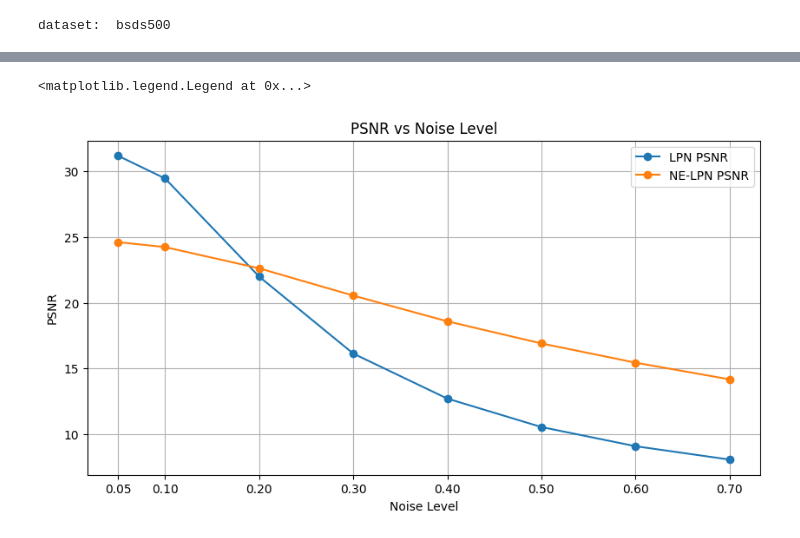
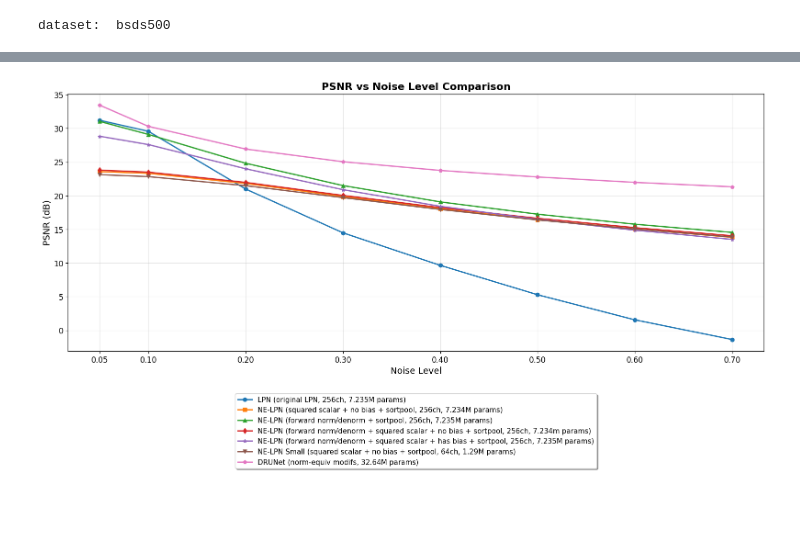
Before and after one commit to OriSavir/learned-proximal-networks, a Jupyter notebook: exps/bsd/notebooks/denoising_test.ipynb, the cells around one changed output, grey strips where cells are left out. Saved outputs shown, nothing was run; the diff lists cells and outputs as text; code cells hidden in the pictures; blank space fills up the shorter version.

```diff
--- a/exps/bsd/notebooks/denoising_test.ipynb
+++ b/exps/bsd/notebooks/denoising_test.ipynb
@@ -179,0 +300,2 @@ Average SSIM for noise level 0.7: 0.2105
+# %%
+ne_lpn_64ch_psnr, ne_lpn_64ch_ssim = evaluate_model(ne_lpn_64ch_model, test_dataloader, noise_levels)
@@ -181,0 +338,2 @@ ne_by_forward_psnr, ne_by_forward_ssim = evaluate_model(ne_lpn_by_forward_model,
+# %%
+ne_norm_and_scaled_psnr, ne_norm_and_scaled_ssim = evaluate_model(ne_lpn_normalized_and_scaled_model, test_dataloader, noise_levels)
@@ -181,0 +357,2 @@ ne_by_forward_psnr, ne_by_forward_ssim = evaluate_model(ne_lpn_by_forward_model,
+# %%
+ne_norm_and_scaled_wbias_psnr, ne_norm_and_scaled_wbias_ssim = evaluate_model(ne_lpn_norm_and_scaled_wbias_model, test_dataloader, noise_levels)
@@ -181,0 +376,2 @@ ne_by_forward_psnr, ne_by_forward_ssim = evaluate_model(ne_lpn_by_forward_model,
+# %%
+drunet_psnr, drunet_ssim = evaluate_model(drunet_model, test_dataloader, noise_levels)
@@ -182,15 +395,30 @@ ne_by_forward_psnr, ne_by_forward_ssim = evaluate_model(ne_lpn_by_forward_model,
 # %%
-# plot noise levels vs psnr
-plt.figure(figsize=(10, 5))
-plt.plot(noise_levels, lpn_psnr, label='LPN PSNR', marker='o')
-plt.plot(noise_levels, ne_lpn_psnr, label='NE-LPN PSNR', marker='o')
-plt.plot(noise_levels, ne_by_forward_psnr, label='NE-LPN by Forward PSNR', marker='o')
-plt.xlabel('Noise Level')
-plt.ylabel('PSNR')
-plt.title('PSNR vs Noise Level')
-plt.xticks(noise_levels)
-plt.grid()
-plt.legend()
+plt.figure(figsize=(16, 8))  # Much wider figure
+
+# Plotting lines with better styling
+plt.plot(noise_levels, lpn_psnr, label='LPN (original LPN, 256ch, 7.235M params)', linewidth=2, marker='o')
+plt.plot(noise_levels, ne_lpn_psnr, label='NE-LPN (squared scalar + no bias + sortpool, 256ch, 7.234M params)', linewidth=2, marker='s')
+plt.plot(noise_levels, ne_by_forward_psnr, label='NE-LPN (forward norm/denorm + has bias + sortpool, 256ch, 7.235M params)', linewidth=2, marker='^')
+plt.plot(noise_levels, ne_norm_and_scaled_psnr, label='NE-LPN (forward norm/denorm + squared scalar + no bias + sortpool, 256ch, 7.234m params)', linewidth=2, marker='d')
+plt.plot(noise_levels, ne_norm_and_scaled_wbias_psnr, label='NE-LPN (forward norm/denorm + squared scalar + has bias + sortpool, 256ch, 7.235M params)', linewidth=2, marker='*')
+plt.plot(noise_levels, ne_lpn_64ch_psnr, label='NE-LPN Small (squared scalar + no bias + sortpool, 64ch, 1.29M params)', linewidth=2, marker='v')
+plt.plot(noise_levels, drunet_psnr, label='DRUNet (norm-equiv modifs, 32.64M params)', linewidth=2, marker='p')
+
+plt.xlabel('Noise Level', fontsize=14)
+plt.ylabel('PSNR (dB)', fontsize=14)
+plt.title('PSNR vs Noise Level Comparison', fontsize=16, fontweight='bold')
+plt.xticks(noise_levels, fontsize=12)
+plt.yticks(fontsize=12)
+plt.grid(True, alpha=0.3)
+
+# Legend below the plot with single column for readability
+plt.legend(loc='upper center', bbox_to_anchor=(0.5, -0.15),
+          ncol=1, fontsize=11, frameon=True, fancybox=True, shadow=True)
+
+# Adjust layout to accommodate legend below
+plt.tight_layout()
+plt.subplots_adjust(bottom=0.25)  # Make room for legend
+
+plt.show()
 # %% [output]
-<matplotlib.legend.Legend at 0x...>
-[figure, old version]
+[figure, new version]
```
Also changed, not shown: parts of 14 cells of this notebook, 25 other files.
